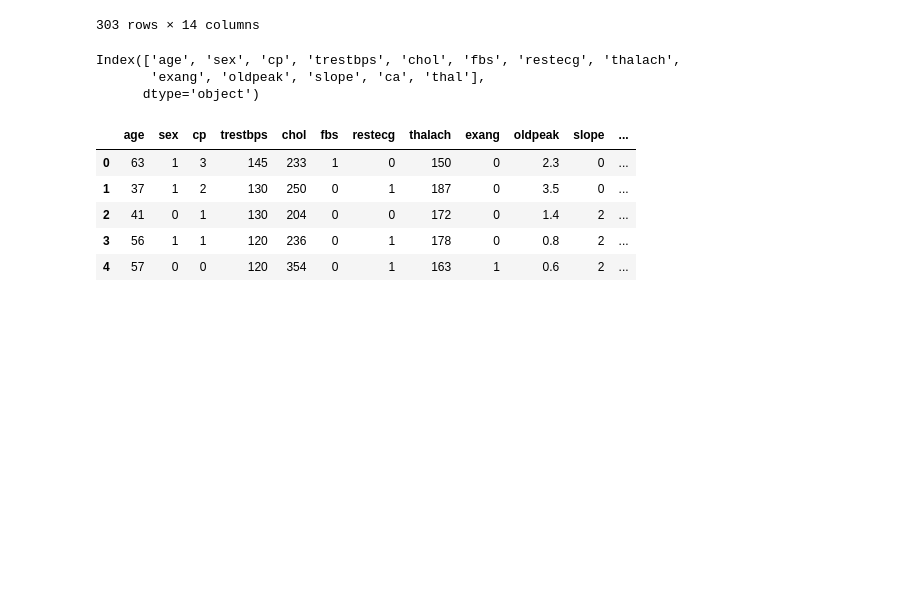
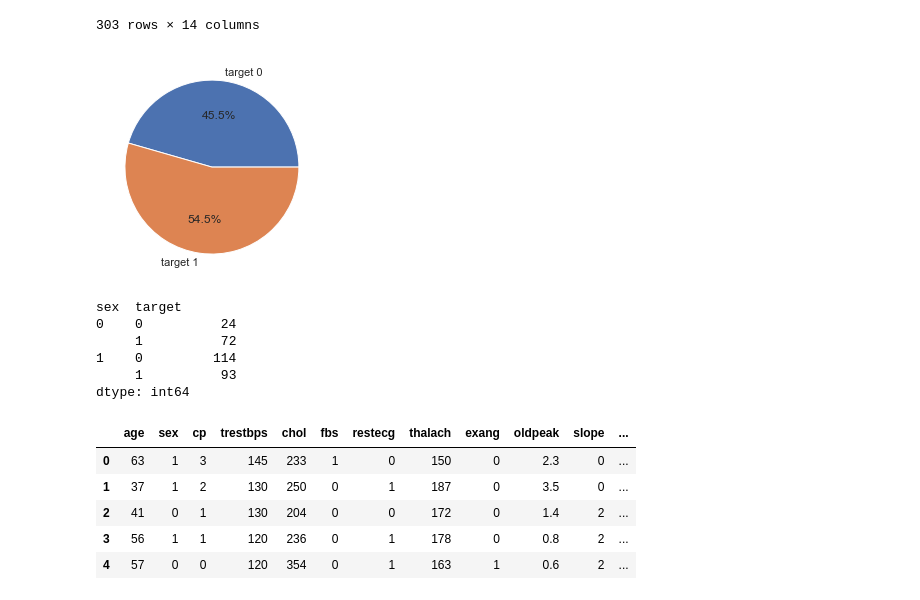
Before and after one commit to sverma29/Heart_Disease_Prediction, a Jupyter notebook: ML_Heart_Disease_Prediction.ipynb, the cells around one changed output. Cells and saved outputs as stored; diff of their text form; code cells hidden in the pictures; blank space fills up the shorter version.

```diff
--- a/ML_Heart_Disease_Prediction.ipynb
+++ b/ML_Heart_Disease_Prediction.ipynb
@@ -26,11 +27,24 @@ df
 | 301 | 57 | 1 | 0 | 130 | 131 | 0 | 1 | 115 | 1 | 1.2 | 1 | ... |
 | 302 | 57 | 0 | 1 | 130 | 236 | 0 | 0 | 174 | 0 | 0.0 | 1 | ... |
 303 rows × 14 columns
+# %%
+df_target = df.groupby('target').size()
+# %%
+plt.pie(df_target.values, labels=['target 0', 'target 1'], autopct='%1.1f%%')
+plt.show()
+# %% [output]
+[figure, added]
+# %%
+df_sex = df.groupby(['sex', 'target']).size()
+df_sex
+# %% [output]
+sex  target
+0    0          24
+     1          72
+1    0         114
+     1          93
+dtype: int64
 # %%
 features = df.columns.drop('target')
-features
+# features = ['age', 'trestbps', 'chol', 'thalach', 'oldpeak', 'sex', 'cp', 'fbs', 'restecg', 'exang', 'slope', 'ca', 'thal']
-# %% [output]
-Index(['age', 'sex', 'cp', 'trestbps', 'chol', 'fbs', 'restecg', 'thalach',
-       'exang', 'oldpeak', 'slope', 'ca', 'thal'],
-      dtype='object')
 # %%
```
Also changed, not shown: parts of 47 cells of this notebook.
